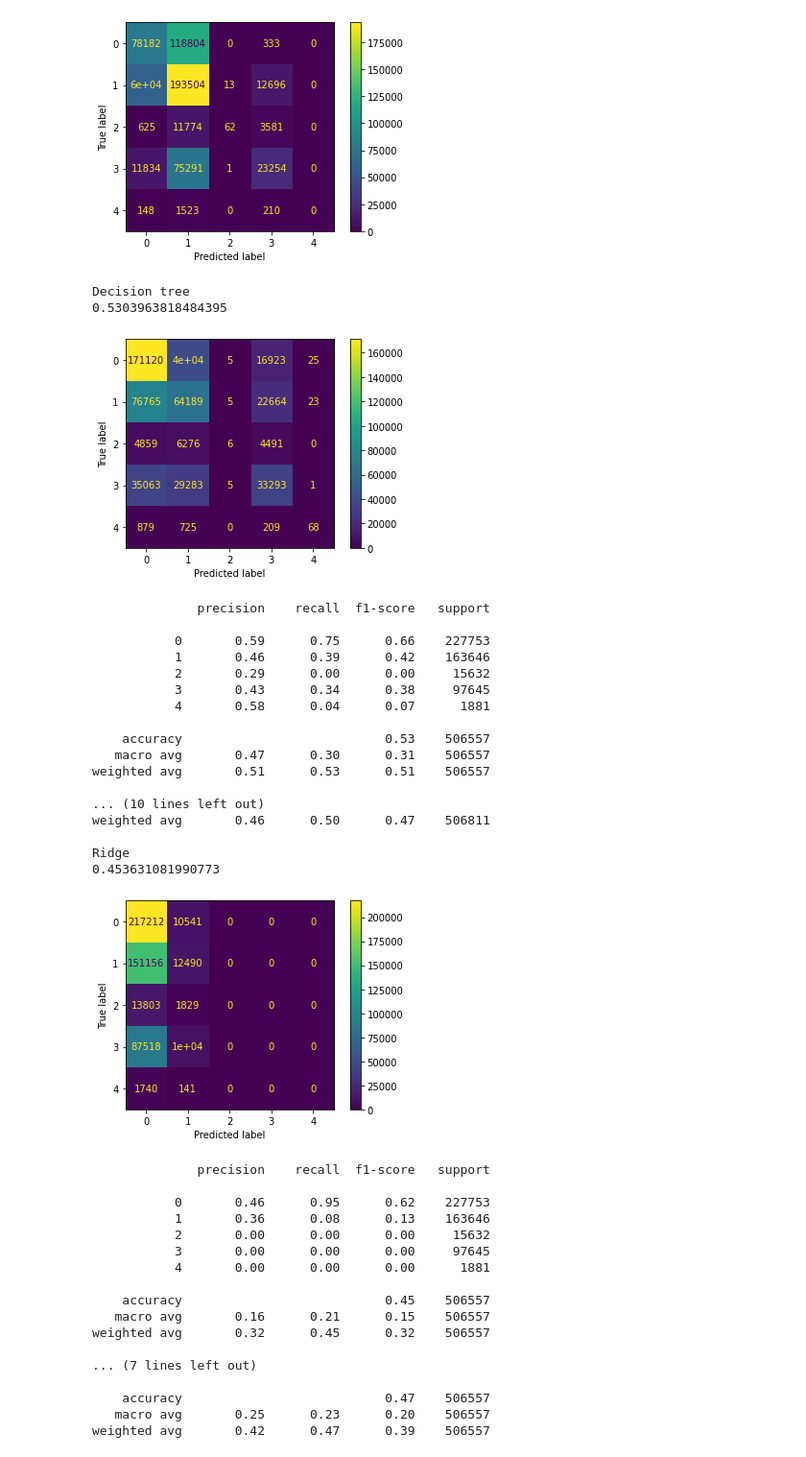
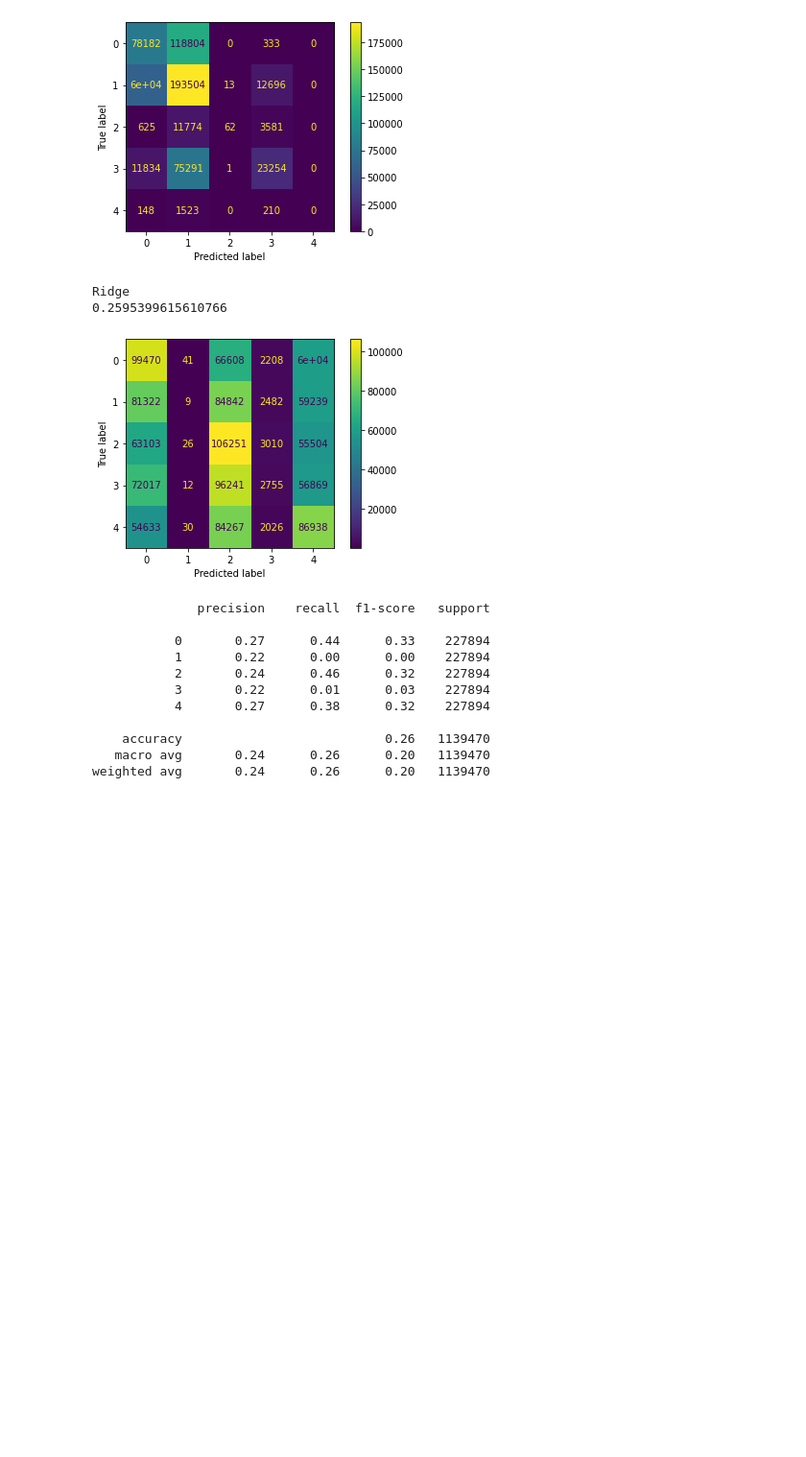
Before and after one commit to cwwalsh/machine-learning-project, a Jupyter notebook: project.ipynb, the cells around one changed output. Shown: that part at 96% size. Cells and saved outputs as stored; diff of their text form; code cells hidden in the pictures; blank space fills up the shorter version.

```diff
--- a/project.ipynb
+++ b/project.ipynb
@@ -9,6 +9,7 @@ from sklearn.linear_model import RidgeClassifier
 import matplotlib
 import matplotlib.pyplot as plt
 from sklearn.model_selection import cross_val_score
+from sklearn.metrics import classification_report
 from sklearn.metrics import plot_confusion_matrix
 from sklearn.neighbors import KNeighborsClassifier
 from sklearn.neural_network import MLPClassifier
@@ -42,12 +43,11 @@ def multiPrecision(y, y_pred, **kwargs):
 
 #Serialize the unique values in a dataframe column
 def serialize(dataFrame, column):
-    return [x for x in range(len(dataFrame[column].unique()))]
+    return [x for x in range(len(dataFrame.loc[:, column].unique()))]
 
-#Replace a column in a dataframe with a serialized version
 def replaceDict(dataFrame, column):
     vals = serialize(dataFrame, column)
-    return dict(zip(dataFrame[column].unique(), vals))
+    return dict(zip(dataFrame.loc[:, column].unique(), vals))
 
 #Return rows where the specified column equals any one of the search terms
 def multiSearch(df, column, searchTerms):
@@ -452,6 +452,7 @@ from sklearn.ensemble import RandomForestClassifier
 from sklearn.metrics import classification_report
 from sklearn.metrics import plot_confusion_matrix
 from sklearn.neural_network import MLPClassifier
+from imblearn.over_sampling import SMOTE
 
 UNREST_COLUMNS = ["EVENT_ID_CNTY",
                 "EVENT_DATE",
@@ -550,9 +551,11 @@ def randomSample():
     return result, issueType
 
 
+resample = SMOTE()
 min_max_scaler = preprocessing.MinMaxScaler()
 
 trainingData, issueType = randomSample()
+trainingData, issueType = resample.fit_resample(trainingData, issueType)
 
 trainingDataNormal = min_max_scaler.fit_transform(trainingData)
 trainingDataNormal = pd.DataFrame(trainingDataNormal)
@@ -560,70 +563,46 @@ trainingDataNormal = pd.DataFrame(trainingDataNormal)
 testData, testIssues = randomSample()
 
 testDataNormal = min_max_scaler.fit_transform(testData)
 testDataNormal = pd.DataFrame(testDataNormal)
-
+'''
 ### Random Forest
 dTree = RandomForestClassifier()
 dTree.fit(trainingDataNormal, issueType)
 #print(dTree.get_depth())
 pred = dTree.predict(trainingDataNormal)
 pred2 = dTree.predict(testDataNormal)
 print("Decision tree")
 print(precision_score(issueType, pred, average="micro"))
 plot_confusion_matrix(dTree, trainingDataNormal, issueType)
 plt.show()
 print(classification_report(issueType, pred))
 print(classification_report(testIssues, pred2))
-
+'''
 #Create Ridge regression Classifier
 ridge = RidgeClassifier()
 ridge.fit(trainingDataNormal, issueType)
 ridgePred = ridge.predict(trainingDataNormal)
 #ridgePredGen = ridge.predict(generalizedTestNormal)
 print("Ridge")
 print(precision_score(issueType, ridgePred, average="micro"))
 #print(precision_score(issueType2, ridgePredGen, average="micro"))
 ridge = RidgeClassifier(alpha=1/(2*0.01))
 ridge.fit(trainingDataNormal, issueType)
 plot_confusion_matrix(ridge, trainingDataNormal, issueType)
 plt.show()
 print(classification_report(issueType, ridgePred))
 # %% [output]
-Decision tree
-0.5303963818484395
+Ridge
+0.2595399615610766
-[figure, old version]
+[figure, new version]
               precision    recall  f1-score   support
 
-           0       0.59      0.75      0.66    227753
-           1       0.46      0.39      0.42    163646
-           2       0.29      0.00      0.00     15632
-           3       0.43      0.34      0.38     97645
-           4       0.58      0.04      0.07      1881
+           0       0.27      0.44      0.33    227894
+           1       0.22      0.00      0.00    227894
+           2       0.24      0.46      0.32    227894
+           3       0.22      0.01      0.03    227894
+           4       0.27      0.38      0.32    227894
 
-    accuracy                           0.53    506557
-   macro avg       0.47      0.30      0.31    506557
-weighted avg       0.51      0.53      0.51    506557
-
-... (10 lines left out)
-weighted avg       0.46      0.50      0.47    506811
-
-Ridge
-0.453631081990773
+    accuracy                           0.26   1139470
+   macro avg       0.24      0.26      0.20   1139470
+weighted avg       0.24      0.26      0.20   1139470
-[figure, removed]
-              precision    recall  f1-score   support
-
-           0       0.46      0.95      0.62    227753
-           1       0.36      0.08      0.13    163646
-           2       0.00      0.00      0.00     15632
-           3       0.00      0.00      0.00     97645
-           4       0.00      0.00      0.00      1881
-
-    accuracy                           0.45    506557
-   macro avg       0.16      0.21      0.15    506557
-weighted avg       0.32      0.45      0.32    506557
-
-... (7 lines left out)
-
-    accuracy                           0.47    506557
-   macro avg       0.25      0.23      0.20    506557
-weighted avg       0.42      0.47      0.39    506557
```
Also changed, not shown: parts of 3 cells of this notebook.
